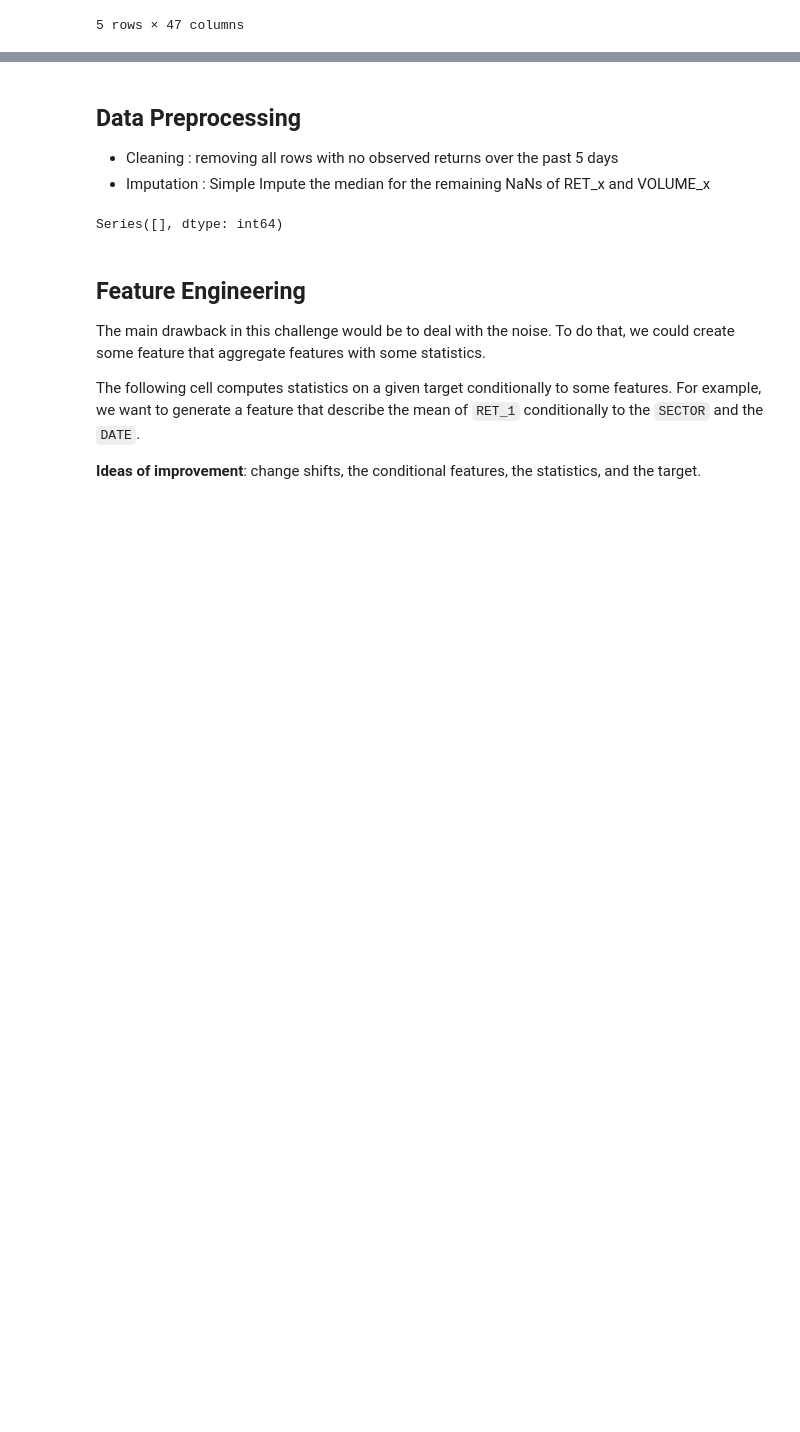
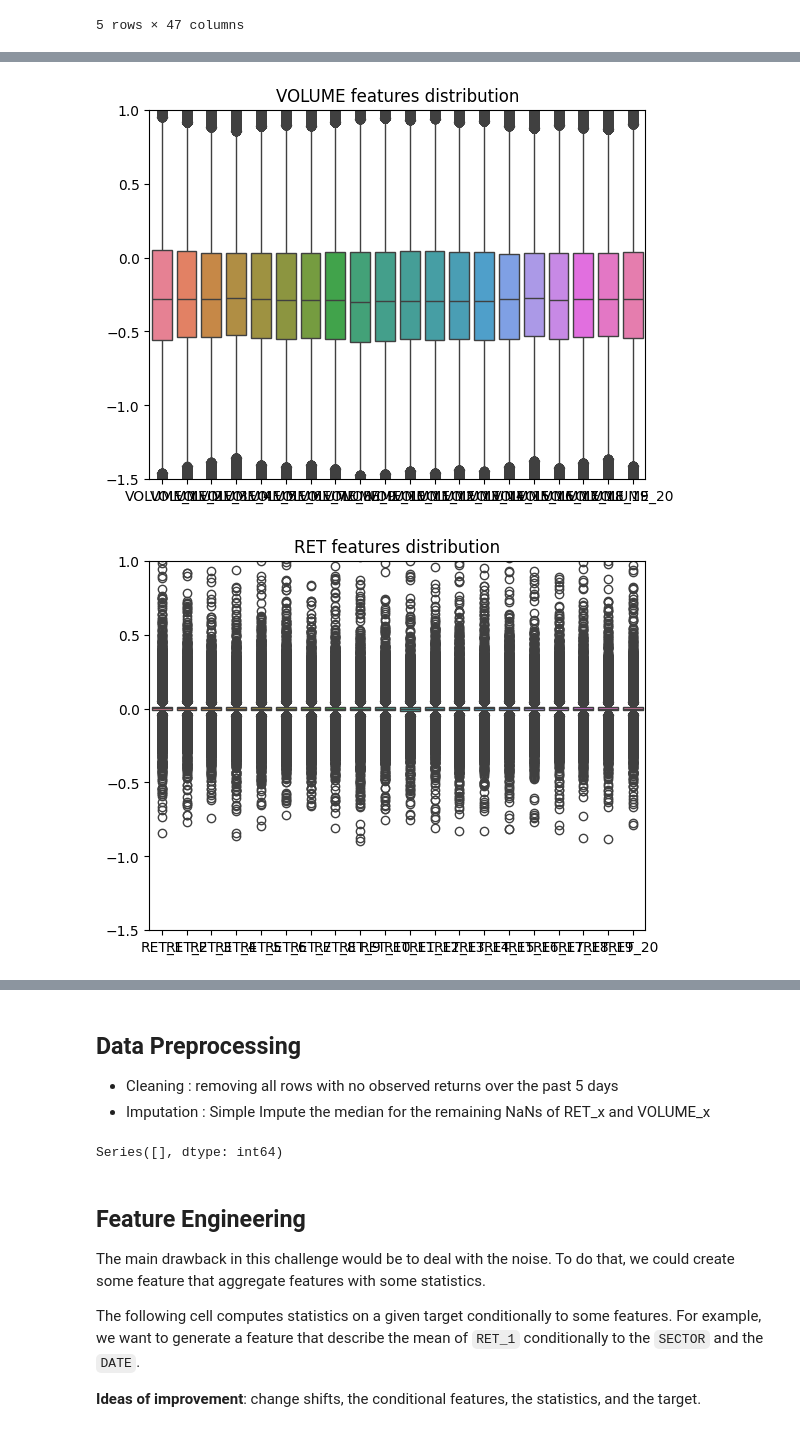
Before and after one commit to Bilg4me/QRT-2020, a Jupyter notebook: notebook_preprocessing.ipynb, the cells around one changed output, grey strips where cells are left out. Drawn from its saved outputs; the diff is of its cells as text; code cells hidden in the pictures; blank space fills up the shorter version.

```diff
--- a/notebook_preprocessing.ipynb
+++ b/notebook_preprocessing.ipynb
@@ -38,0 +122,16 @@ train.head()
+# %%
+
+# Plotting the distribution of the VOLUME features
+sns.boxplot(train[[f'VOLUME_{day}' for day in range(1,21)]])
+plt.ylim((-1.5,1))
+plt.title('VOLUME features distribution')
+plt.show()
+
+# Plotting the distribution of the RET features
+sns.boxplot(train[[f'RET_{day}' for day in range(1,21)]])
+plt.ylim((-1.5,1))
+plt.title('RET features distribution')
+plt.show()
+# %% [output]
+[figure, added]
+[figure, added]
```
Also changed, not shown: parts of 22 cells of this notebook, 3 other files.
